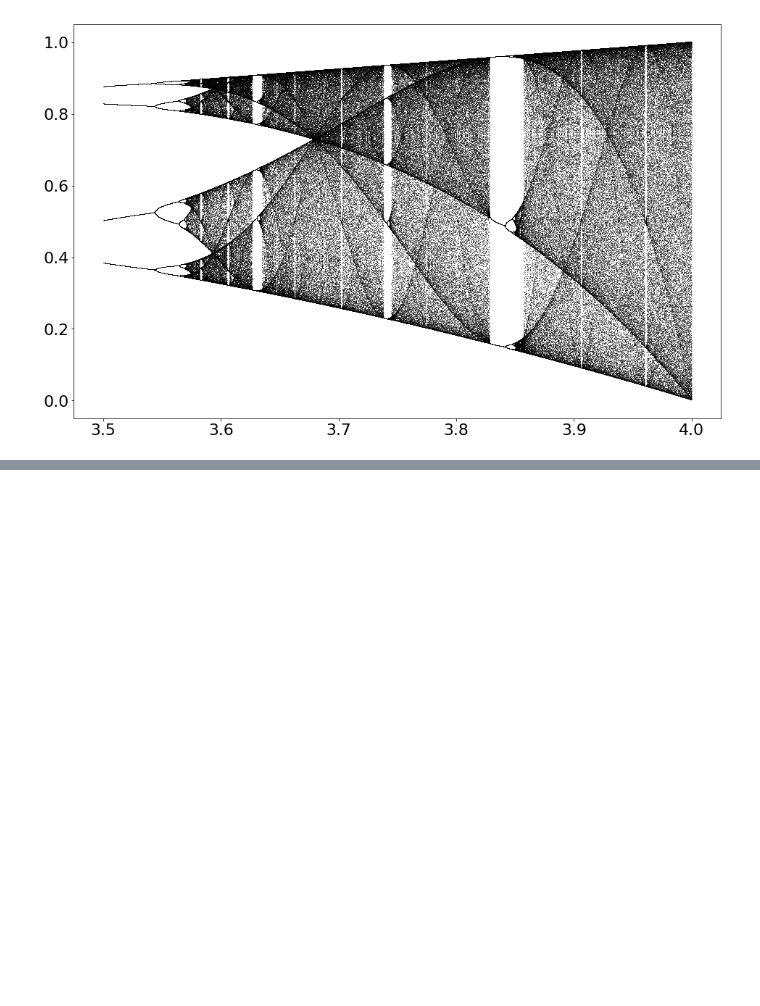
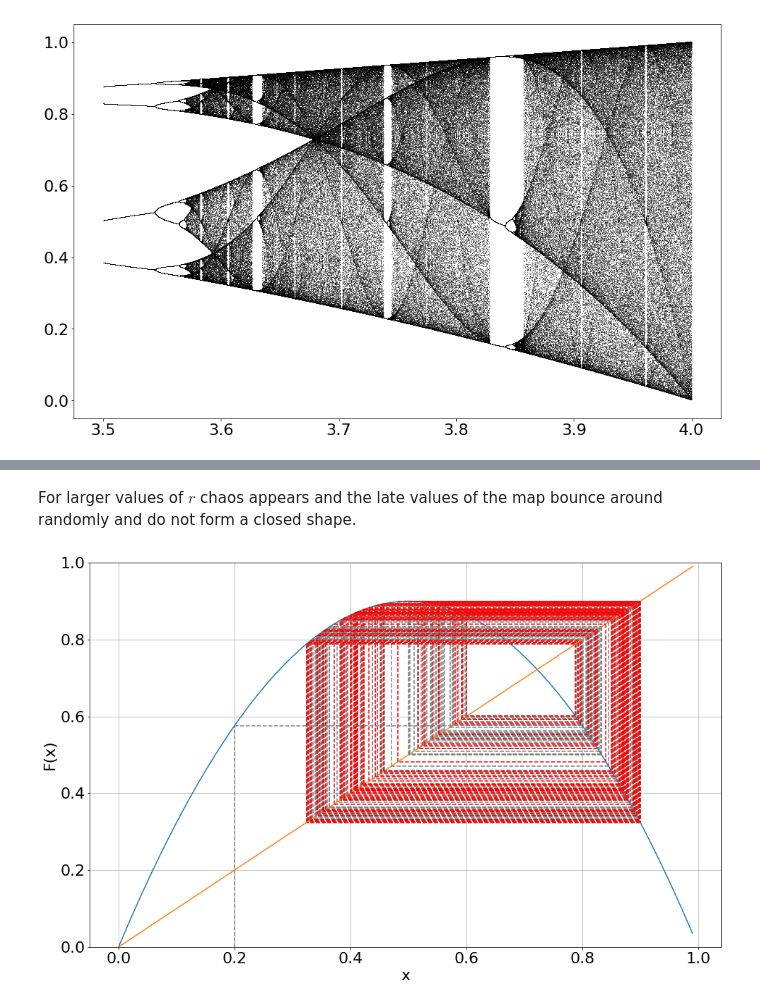
Before and after one commit to nielsw2/ACM20030-Examples, a Jupyter notebook: InterestingExamples/LogisticsMap.ipynb, the cells around one changed output, grey strips where cells are left out. Cells and saved outputs as stored; diff of their text form; code cells hidden in the pictures; blank space fills up the shorter version.

```diff
--- a/InterestingExamples/LogisticsMap.ipynb
+++ b/InterestingExamples/LogisticsMap.ipynb
@@ -79,0 +122,6 @@ for i in range(iterations):
+# %% [markdown]
+For larger values of $r$ chaos appears and the late values of the map bounce around randomly and do not form a closed shape.
+# %%
+PlotCobWeb(LogisticMap, 3.6, 0.2, 300, 0,1,0,1)
+# %% [output]
+[figure, added]
```
Also changed, not shown: parts of 8 cells of this notebook.
